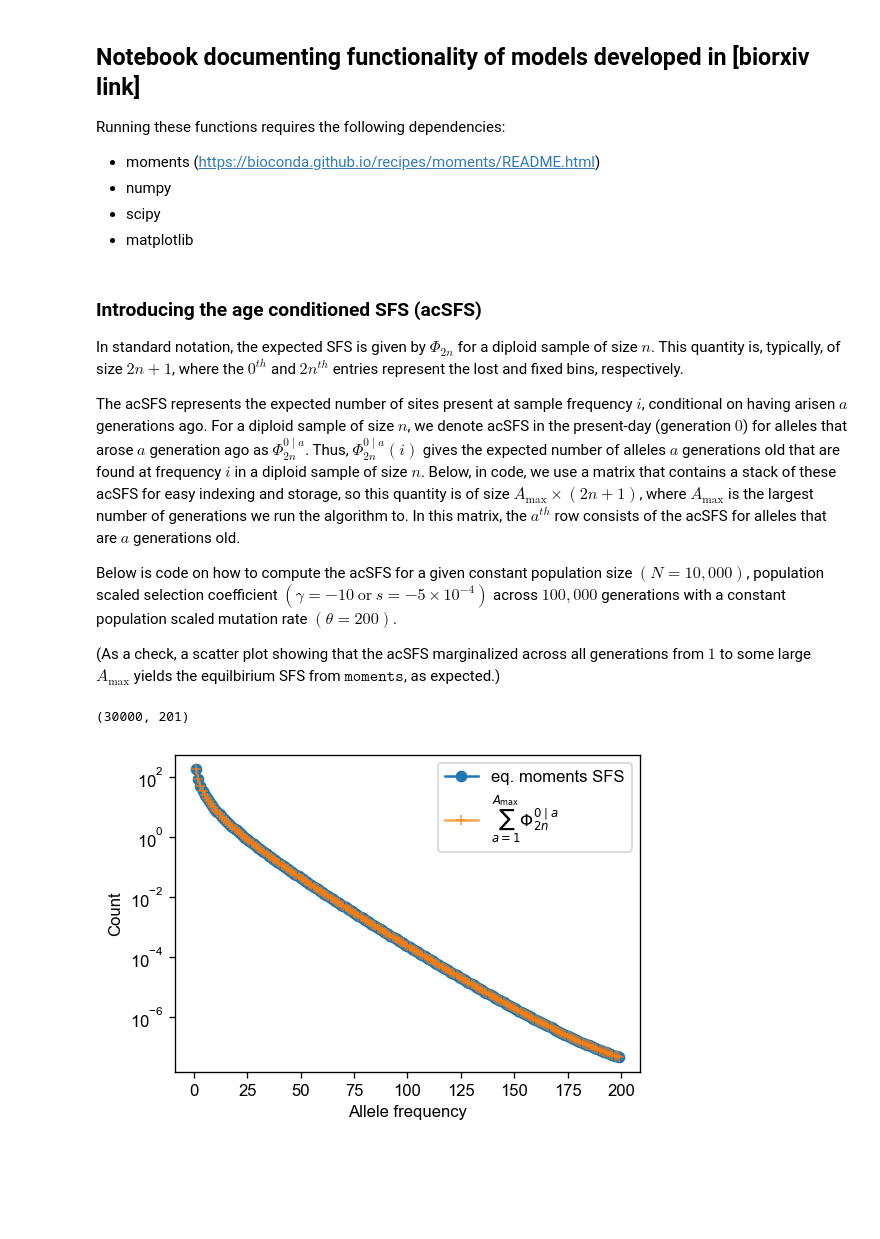
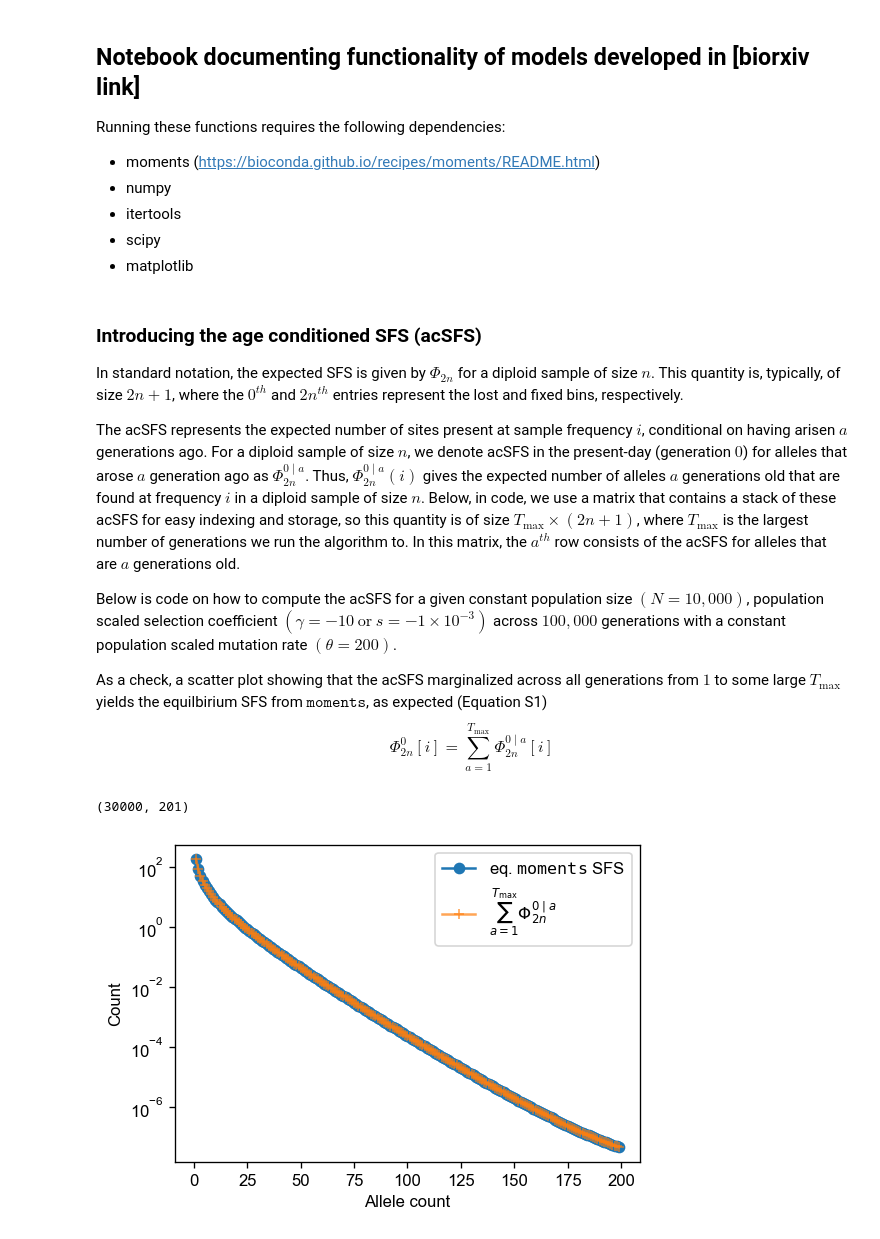
Before and after one commit to VivaswatS/selCoefEst, a Jupyter notebook: manual.ipynb, the cells around one changed output. Saved outputs shown, nothing was run; the diff lists cells and outputs as text; code cells hidden in the pictures; blank space fills up the shorter version.

```diff
--- a/manual.ipynb
+++ b/manual.ipynb
@@ -4,6 +4,7 @@
 Running these functions requires the following dependencies:
 - moments ([https://bioconda.github.io/recipes/moments/README.html](https://bioconda.github.io/recipes/moments/README.html))
 - numpy
+- itertools
 - scipy
 - matplotlib
 # %%
@@ -38,36 +40,39 @@ plt.rcParams.update({"figure.facecolor": "white"})
 
 In standard notation, the expected SFS is given by $\Phi_{2n}$ for a diploid sample of size $n$. This quantity is, typically, of size $2n+1$, where the $0^{th}$ and $2n^{th}$ entries represent the lost and fixed bins, respectively.
 
-The acSFS represents the expected number of sites present at sample frequency $i$, conditional on having arisen $a$ generations ago. For a diploid sample of size $n$, we denote acSFS in the present-day (generation $0$) for alleles that arose $a$ generation ago as $\Phi^{0\mid a}_{2n}$. Thus, $\Phi^{0\mid a}_{2n}(i)$ gives the expected number of alleles $a$ generations old that are found at frequency $i$ in a diploid sample of size $n$. Below, in code, we use a matrix that contains a stack of these acSFS for easy indexing and storage, so this quantity is of size $A_{\mathrm{max}} \times (2n+1)$, where $A_{\mathrm{max}}$ is the largest number of generations we run the algorithm to. In this matrix, the $a^{th}$ row consists of the acSFS for alleles that are $a$ generations old.
+The acSFS represents the expected number of sites present at sample frequency $i$, conditional on having arisen $a$ generations ago. For a diploid sample of size $n$, we denote acSFS in the present-day (generation $0$) for alleles that arose $a$ generation ago as $\Phi^{0\mid a}_{2n}$. Thus, $\Phi^{0\mid a}_{2n}(i)$ gives the expected number of alleles $a$ generations old that are found at frequency $i$ in a diploid sample of size $n$. Below, in code, we use a matrix that contains a stack of these acSFS for easy indexing and storage, so this quantity is of size $T_{\mathrm{max}} \times (2n+1)$, where $T_{\mathrm{max}}$ is the largest number of generations we run the algorithm to. In this matrix, the $a^{th}$ row consists of the acSFS for alleles that are $a$ generations old.
 
-Below is code on how to compute the acSFS for a given constant population size $(N=10,000)$, population scaled selection coefficient $(\gamma = -10\ \mathrm{or}\  s = -5\times 10^{-4})$ across $100,000$ generations with a constant population scaled mutation rate $(\theta=200)$.
+Below is code on how to compute the acSFS for a given constant population size $(N=10,000)$, population scaled selection coefficient $(\gamma = -10\ \mathrm{or}\  s = -1\times 10^{-3})$ across $100,000$ generations with a constant population scaled mutation rate $(\theta=200)$.
 
-(As a check, a scatter plot showing that the acSFS marginalized across all generations from $1$ to some large $A_{\mathrm{max}}$ yields the equilbirium SFS from $\texttt{moments}$, as expected.)
+As a check, a scatter plot showing that the acSFS marginalized across all generations from $1$ to some large $T_{\mathrm{max}}$ yields the equilbirium SFS from $\texttt{moments}$, as expected (Equation S1)
+$$
+\Phi^{0}_{2n}[i]=\sum_{a=1}^{T_{\mathrm{max}}}\Phi^{0\mid a}_{2n}[i]
+$$
 # %%
-# population parameters
+## simulation parameters
 N = 10000
 gamma = -10
 theta = 200
 
-# sample size
+## sample size
 twon = 200
 
-# computing the equilibrium SFS under the population parameters using moments
+## computing the equilibrium SFS under the population parameters using moments
 sfs = moments.Spectrum(moments.LinearSystem_1D.steady_state_1D(2000, gamma=gamma, theta=theta))
 sfs = sfs.project([twon])
 
-# computing the stack of acSFS for the same population parameters
+## computing the stack of acSFS for the same population parameters
 ## (we invert the acSFS for easy indexing, so row $a$ contains the acSFS for alleles that are $a$ generations old)
 acsfs = run_mom_iterate_constant(Amax=30000, twon=twon, s=gamma/N, N=N, theta=theta)[::-1]
 print(acsfs.shape)
 
-# showing that the sum of the acSFS across all generations yields the equilibrium SFS from moments
+## showing that the sum of the acSFS across all generations yields the equilibrium SFS from moments
 plt.figure(dpi=120)
-plt.plot(range(1,twon), sfs[1:-1], '-o', linewidth=1.5, label='eq. moments SFS'); plt.semilogy(); plt.xlabel('Allele frequency'); plt.ylabel('Count')
-plt.plot(range(1,twon), acsfs.sum(axis=0)[1:-1], '-+', linewidth=1.5, alpha=0.7, label=r'$\sum_{a=1}^{A_\mathrm{max}} \Phi^{0\mid a}_{2n}$'); plt.legend();
+plt.plot(range(1,twon), sfs[1:-1], '-o', linewidth=1.5, label=r'eq. $\tt{moments}$ SFS'); plt.semilogy(); plt.xlabel('Allele count'); plt.ylabel('Count')
+plt.plot(range(1,twon), acsfs.sum(axis=0)[1:-1], '-+', linewidth=1.5, alpha=0.7, label=r'$\sum_{a=1}^{T_\mathrm{max}} \Phi^{0\mid a}_{2n}$'); plt.legend();
 # %% [output]
 (30000, 201)
-[figure, old version]
+[figure, new version]
 # %% [markdown]
 ### Visualizing the acSFS
 
```
Also changed, not shown: parts of 6 cells of this notebook, 1 other file.
